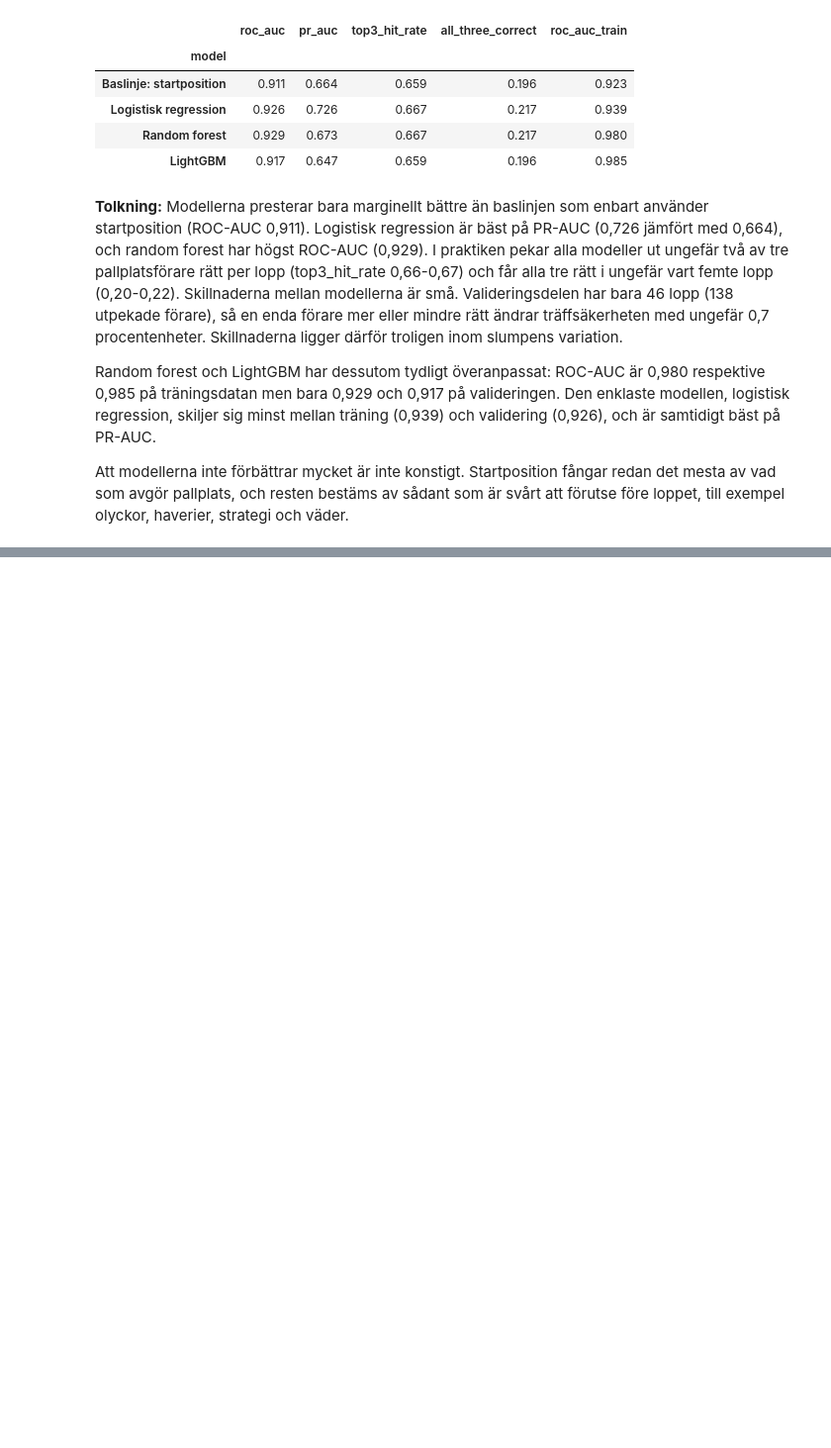
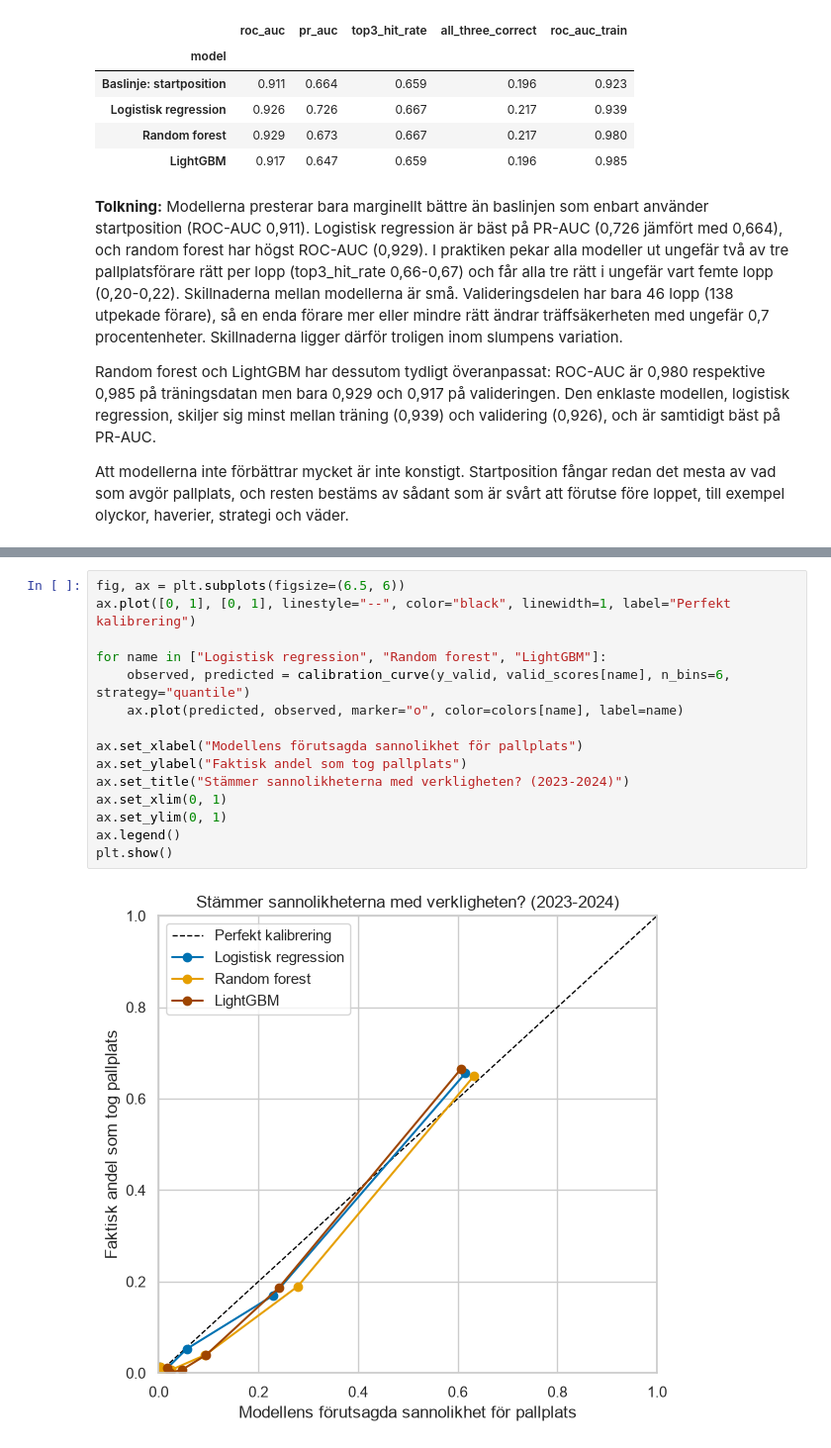
Before and after one commit to felixalfred/f1-podium-prediction, a Jupyter notebook: notebooks/f1_podium_prediction.ipynb, the cells around one changed output, grey strips where cells are left out. Shown at 99% size. Drawn from its saved outputs; the diff is of its cells as text; blank space fills up the shorter version.

```diff
--- a/notebooks/f1_podium_prediction.ipynb
+++ b/notebooks/f1_podium_prediction.ipynb
@@ -1117,0 +1298,17 @@ Att modellerna inte förbättrar mycket är inte konstigt. Startposition fångar
+# %%
+fig, ax = plt.subplots(figsize=(6.5, 6))
+ax.plot([0, 1], [0, 1], linestyle="--", color="black", linewidth=1, label="Perfekt kalibrering")
+
+for name in ["Logistisk regression", "Random forest", "LightGBM"]:
+    observed, predicted = calibration_curve(y_valid, valid_scores[name], n_bins=6, strategy="quantile")
+    ax.plot(predicted, observed, marker="o", color=colors[name], label=name)
+
+ax.set_xlabel("Modellens förutsagda sannolikhet för pallplats")
+ax.set_ylabel("Faktisk andel som tog pallplats")
+ax.set_title("Stämmer sannolikheterna med verkligheten? (2023-2024)")
+ax.set_xlim(0, 1)
+ax.set_ylim(0, 1)
+ax.legend()
+plt.show()
+# %% [output]
+[figure, added]
```
Also changed, not shown: parts of 16 cells of this notebook.
